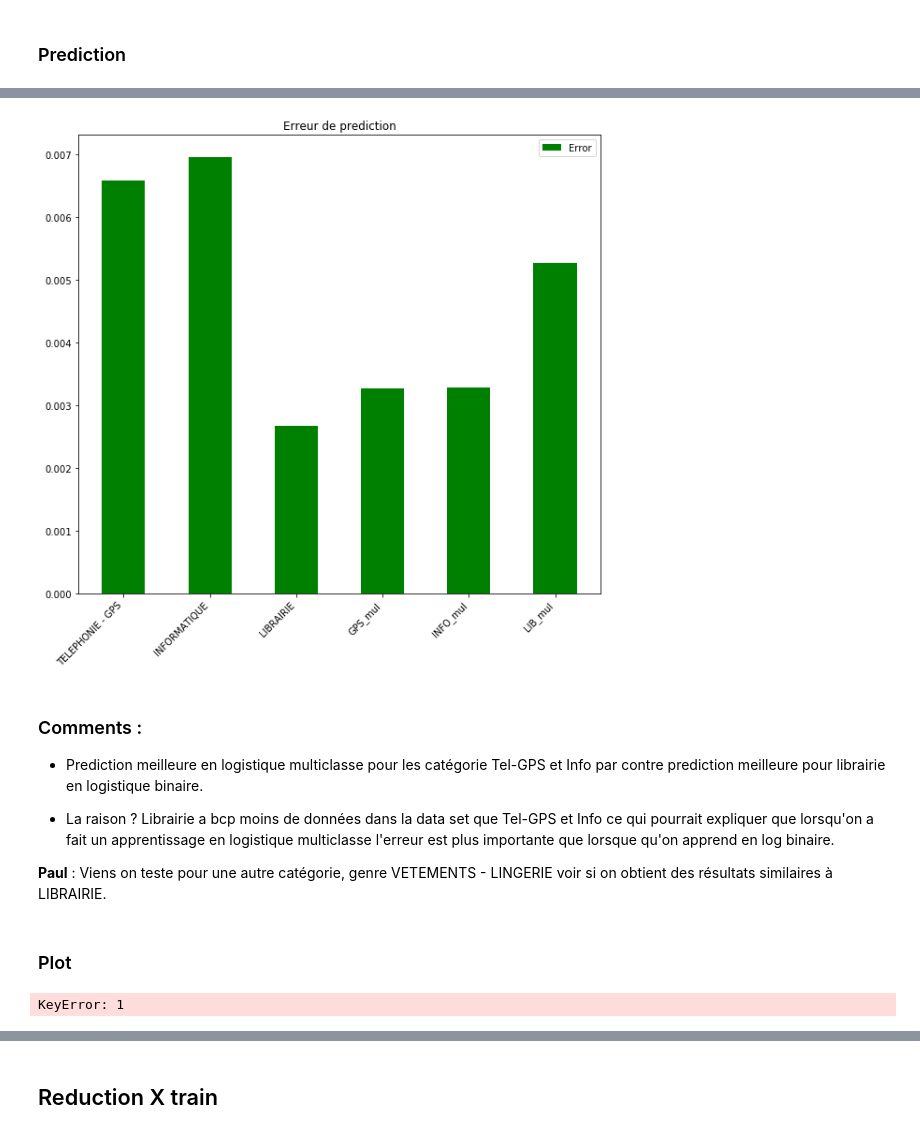
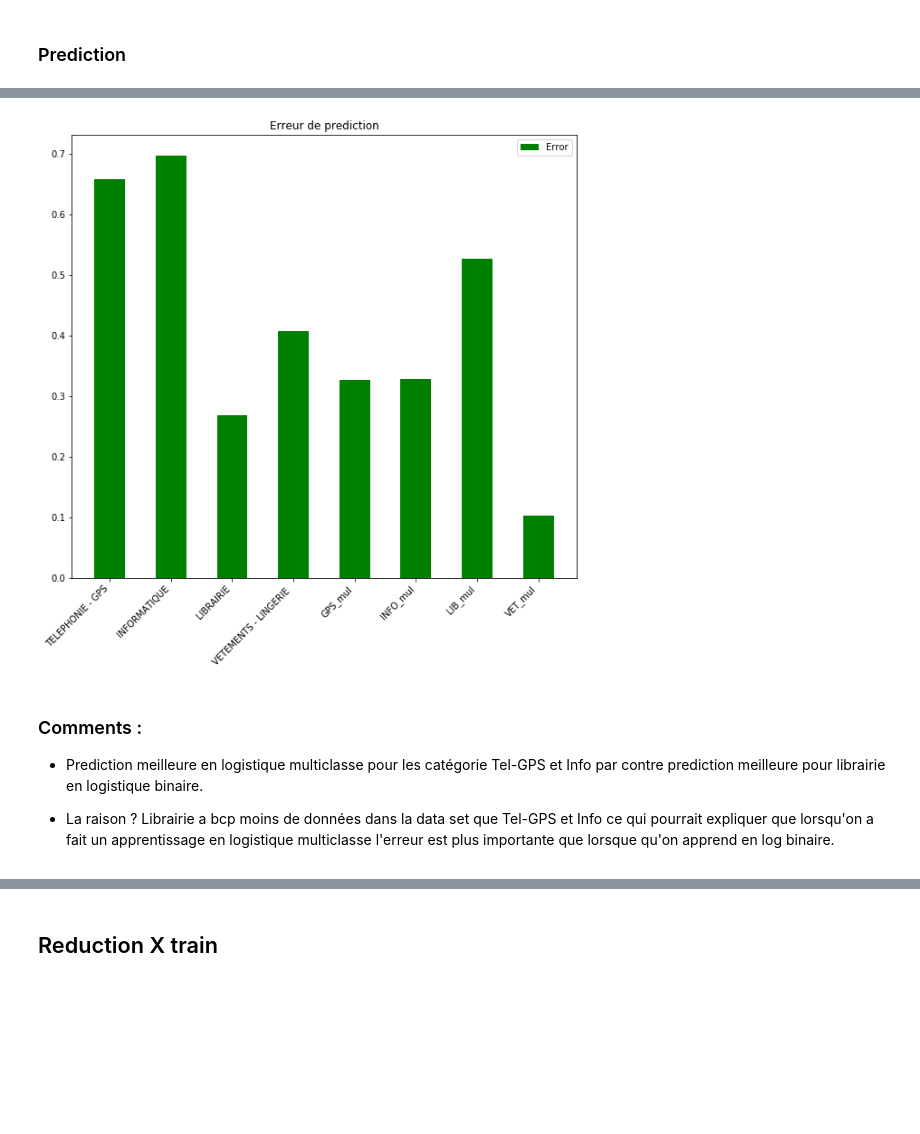
Before and after one commit to bguillouet/2020_4A_TEXTE, a Jupyter notebook: Classification.ipynb, the cells around one changed output, grey strips where cells are left out. Saved outputs shown, nothing was run; the diff lists cells and outputs as text; code cells hidden in the pictures; blank space fills up the shorter version.

```diff
--- a/Classification.ipynb
+++ b/Classification.ipynb
@@ -85,3 +110,8 @@ train_score_3 = lr_3.score(X_train_3,y_train_3)
 print(train_score_3)
 # %% [output]
 0.9973222222222222
+# %%
+lr_4= LogisticRegression()
+lr_4.fit(X_train_4,y_train_4)
+train_score_4 = lr_4.score(X_train_4,y_train_4)
+print(train_score_4)
@@ -113,6 +145,8 @@ predict_1 = lr_1.predict(X_train_1)
 predict_2 = lr_2.predict(X_train_2)
 # %%
 predict_3 = lr_3.predict(X_train_3)
+# %%
+predict_4 = lr_4.predict(X_train_4)
 # %%
 predict = lr.predict(X_train)
 # %%
@@ -156,14 +194,15 @@ def cross_cat(predictee,trainee):
 nb_data_1,TP_1,FN_1,FP_1,TN_1=cross_cat(predict_1,y_train_1)
 nb_data_2,TP_2,FN_2,FP_2,TN_2=cross_cat(predict_2,y_train_2)
 nb_data_3,TP_3,FN_3,FP_3,TN_3=cross_cat(predict_3,y_train_3)
+nb_data_4,TP_4,FN_4,FP_4,TN_4=cross_cat(predict_4,y_train_4)
 
-cat= ["TELEPHONIE - GPS","INFORMATIQUE","LIBRAIRIE"]
-TP =[TP_1,TP_2,TP_3]  #Vrai predit Vrai
-TN = [TN_1,TN_2,TN_3] #Faux predit faux
+cat= ["TELEPHONIE - GPS","INFORMATIQUE","LIBRAIRIE","VETEMENTS - LINGERIE "]
+TP =[TP_1,TP_2,TP_3,TP_4]  #Vrai predit Vrai
+TN = [TN_1,TN_2,TN_3,TN_4] #Faux predit faux
 
 
-FP = [FP_1,FP_2,FP_3] #Faux predit Vrai
-FN = [FN_1,FN_2,FN_3] #Vrai predit faux
+FP = [FP_1,FP_2,FP_3,FP_4] #Faux predit Vrai
+FN = [FN_1,FN_2,FN_3,FN_4] #Vrai predit faux
 # %% [output]
 Prediction   False  True
 Ground True
@@ -208,15 +256,13 @@ True             0  10897
 # %%
+PFP=np.zeros(len(FP))
+PFN=np.zeros(len(FN))
 err=np.zeros(len(TP))
+err2=np.zeros(len(TP))
 for i in range(len(TP)) :
-    err[i] = (FN[i]+FP[i])/90000
-
-PFP=np.zeros(len(FP))
-for i in range(len(FP)) :
     PFP[i] = FP[i]/(FP[i]+TN[i])*100
-
-PFN=np.zeros(len(FN))
-for i in range(len(FN)) :
     PFN[i] = FN[i]/(FN[i]+TP[i])*100
+    err[i] = PFP[i]+PFN[i]
+    err2[i] = (FN[i]+FP[i])/90000 * 100
 
 
-cat = ["TELEPHONIE - GPS","INFORMATIQUE","LIBRAIRIE","GPS_mul","INFO_mul","LIB_mul"]
+cat = ["TELEPHONIE - GPS","INFORMATIQUE","LIBRAIRIE","VETEMENTS - LINGERIE ","GPS_mul","INFO_mul","LIB_mul","VET_mul"]
@@ -240,37 +294,12 @@ def bar_plot_error(cat,err):
     plt.legend()
     fig.autofmt_xdate(rotation=45)
 # %%
-bar_plot_error(cat,err)
+bar_plot_error(cat,err2)
 # %% [output]
-[figure, old version]
+[figure, new version]
 # %% [markdown]
 ### Comments :
 
 * Prediction meilleure en logistique multiclasse pour les catégorie Tel-GPS et Info par contre prediction meilleure pour librairie en logistique binaire.
 
 * La raison ? Librairie a bcp moins de données dans la data set que Tel-GPS et Info ce qui pourrait expliquer que lorsqu'on a fait un apprentissage en logistique multiclasse l'erreur est plus importante que lorsque qu'on apprend en log binaire.
-
-__Paul__ : Viens on teste pour une autre catégorie, genre VETEMENTS - LINGERIE voir si on obtient des résultats similaires à LIBRAIRIE.
-# %% [markdown]
-### Plot
-# %%
-cat = list(set(y_train)) #recup toutes les categories
-
-TP=[] #effectif
-FN=[]
-nb_data=[]
-
-for i in cat :
-    cat_name = str(i)
-    Y_train_predict_cat = Y_train_predict==cat_name
-    y_train_cat = y_train==cat_name
-    n_data = 0
-    for k in y_train_cat:
-        if k== True:
-            n_data +=1
-    nb_data += [n_data]
-    A=pd.crosstab(y_train_cat, Y_train_predict_cat, rownames=["Ground True"], colnames=["Prediction"])
-    TP += [A[1][1]]
-    FN += [A[0][1]]
-# %% [output]
-KeyError: 1
```
Also changed, not shown: parts of 20 cells of this notebook.
